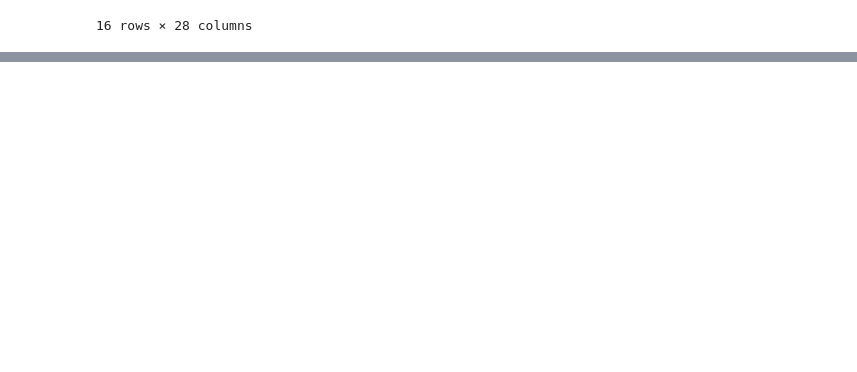
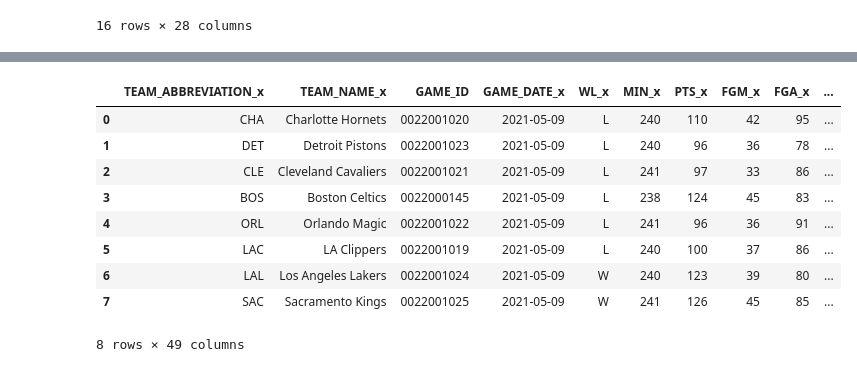
Before and after one commit to sszh1904/NBA_Match_Prediction, a Jupyter notebook: extracting_nba_api.ipynb, the cells around one changed output, grey strips where cells are left out. Drawn from its saved outputs; the diff is of its cells as text; code cells hidden in the pictures; blank space fills up the shorter version.

```diff
--- a/extracting_nba_api.ipynb
+++ b/extracting_nba_api.ipynb
@@ -170 +134,15 @@ df_combined
 8 rows × 55 columns
+# %%
+df_combined.drop(columns=["SEASON_ID_x", "TEAM_ID_x", "SEASON_ID_y", "TEAM_ID_y", "MATCHUP_x", "MATCHUP_y"], inplace=True)
+df_combined
+# %% [output]
+|  | TEAM_ABBREVIATION_x | TEAM_NAME_x | GAME_ID | GAME_DATE_x | WL_x | MIN_x | PTS_x | FGM_x | FGA_x | ... |
+| 0 | CHA | Charlotte Hornets | 0022001020 | 2021-05-09 | L | 240 | 110 | 42 | 95 | ... |
+| 1 | DET | Detroit Pistons | 0022001023 | 2021-05-09 | L | 240 | 96 | 36 | 78 | ... |
+| 2 | CLE | Cleveland Cavaliers | 0022001021 | 2021-05-09 | L | 241 | 97 | 33 | 86 | ... |
+| 3 | BOS | Boston Celtics | 0022000145 | 2021-05-09 | L | 238 | 124 | 45 | 83 | ... |
+| 4 | ORL | Orlando Magic | 0022001022 | 2021-05-09 | L | 241 | 96 | 36 | 91 | ... |
+| 5 | LAC | LA Clippers | 0022001019 | 2021-05-09 | L | 240 | 100 | 37 | 86 | ... |
+| 6 | LAL | Los Angeles Lakers | 0022001024 | 2021-05-09 | W | 240 | 123 | 39 | 80 | ... |
+| 7 | SAC | Sacramento Kings | 0022001025 | 2021-05-09 | W | 241 | 126 | 45 | 85 | ... |
+8 rows × 49 columns
```
Also changed, not shown: parts of 5 cells of this notebook, 5 other files.
